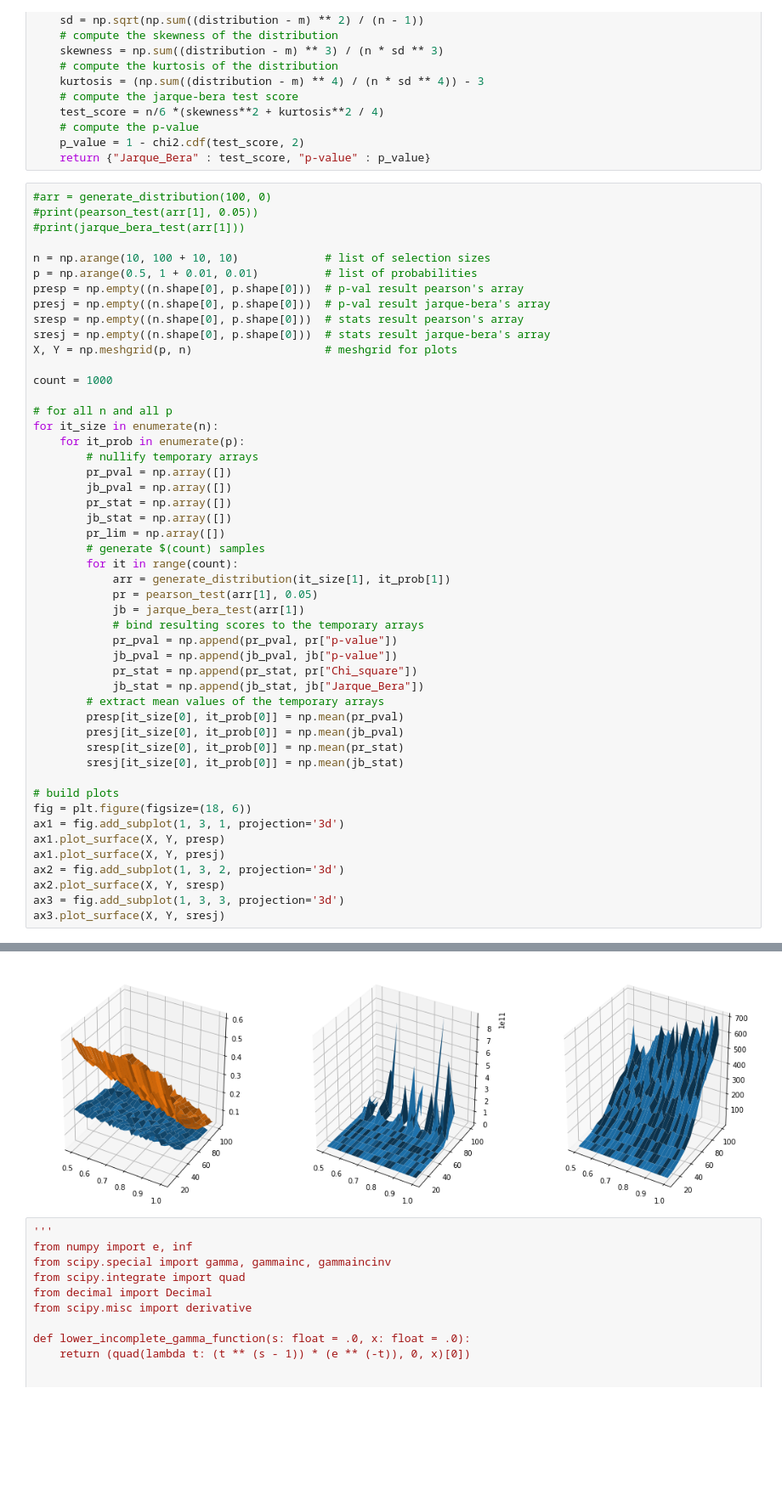
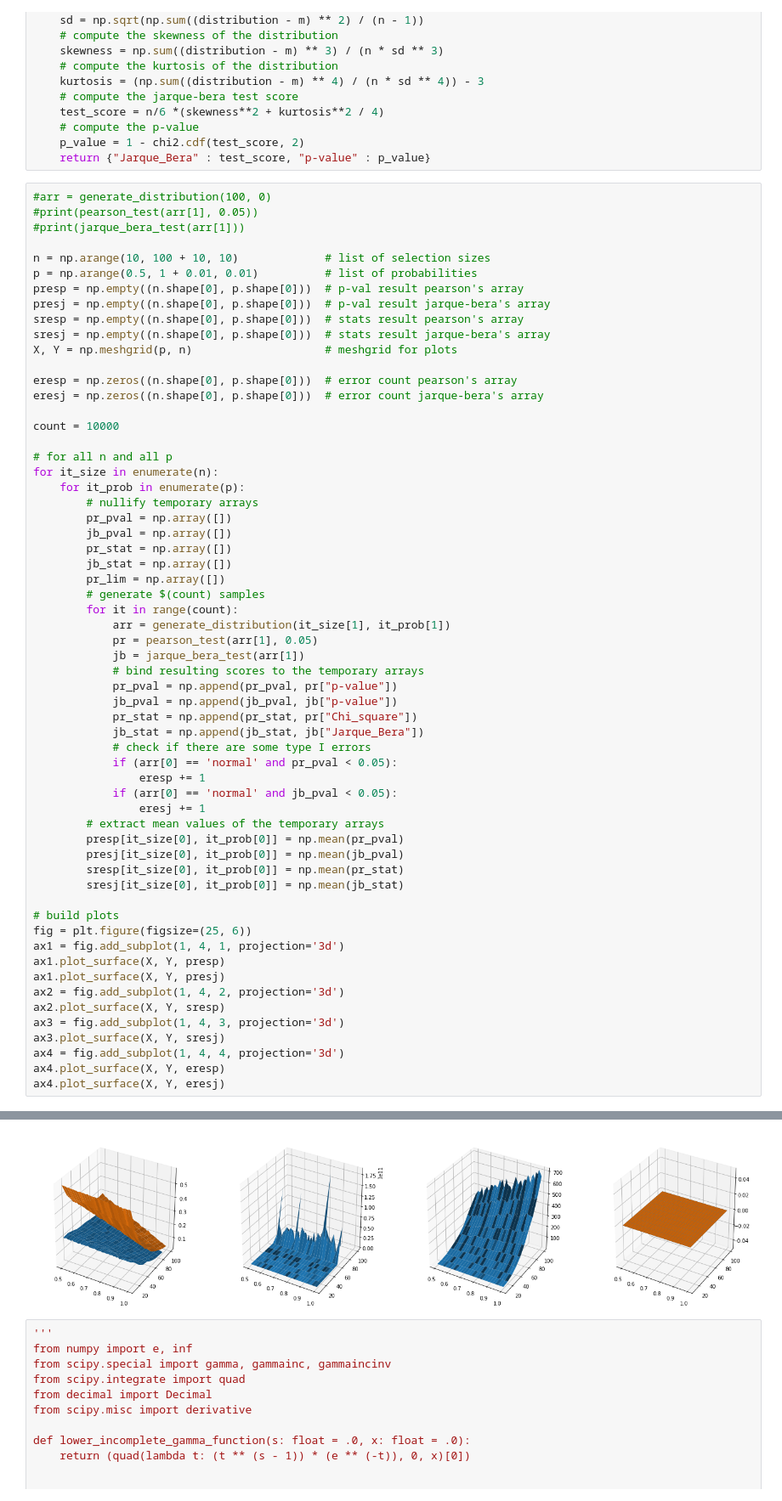
Before and after one commit to SkymeFactor/AppMath, a Jupyter notebook: Lab2/Lab-2.ipynb, the cells around one changed output, grey strips where cells are left out. Shown: that part at 85% size. Cells and saved outputs as stored; diff of their text form; blank space fills up the shorter version.

Commit message:
feat: type I errors added

```diff
--- a/Lab2/Lab-2.ipynb
+++ b/Lab2/Lab-2.ipynb
@@ -126,45 +126,56 @@ sresp = np.empty((n.shape[0], p.shape[0]))  # stats result pearson's array
 sresj = np.empty((n.shape[0], p.shape[0]))  # stats result jarque-bera's array
 X, Y = np.meshgrid(p, n)                    # meshgrid for plots
 
-count = 1000
+eresp = np.zeros((n.shape[0], p.shape[0]))  # error count pearson's array
+eresj = np.zeros((n.shape[0], p.shape[0]))  # error count jarque-bera's array
+
+count = 10000
 
 # for all n and all p
 for it_size in enumerate(n):
     for it_prob in enumerate(p):
         # nullify temporary arrays
         pr_pval = np.array([])
         jb_pval = np.array([])
         pr_stat = np.array([])
         jb_stat = np.array([])
         pr_lim = np.array([])
         # generate $(count) samples
         for it in range(count):
             arr = generate_distribution(it_size[1], it_prob[1])
             pr = pearson_test(arr[1], 0.05)
             jb = jarque_bera_test(arr[1])
             # bind resulting scores to the temporary arrays
             pr_pval = np.append(pr_pval, pr["p-value"])
             jb_pval = np.append(jb_pval, jb["p-value"])
             pr_stat = np.append(pr_stat, pr["Chi_square"])
             jb_stat = np.append(jb_stat, jb["Jarque_Bera"])
+            # check if there are some type I errors
+            if (arr[0] == 'normal' and pr_pval < 0.05):
+                eresp += 1
+            if (arr[0] == 'normal' and jb_pval < 0.05):
+                eresj += 1
         # extract mean values of the temporary arrays
         presp[it_size[0], it_prob[0]] = np.mean(pr_pval)
         presj[it_size[0], it_prob[0]] = np.mean(jb_pval)
         sresp[it_size[0], it_prob[0]] = np.mean(pr_stat)
         sresj[it_size[0], it_prob[0]] = np.mean(jb_stat)
 
 # build plots
-fig = plt.figure(figsize=(18, 6))
-ax1 = fig.add_subplot(1, 3, 1, projection='3d')
+fig = plt.figure(figsize=(25, 6))
+ax1 = fig.add_subplot(1, 4, 1, projection='3d')
 ax1.plot_surface(X, Y, presp)
 ax1.plot_surface(X, Y, presj)
-ax2 = fig.add_subplot(1, 3, 2, projection='3d')
+ax2 = fig.add_subplot(1, 4, 2, projection='3d')
 ax2.plot_surface(X, Y, sresp)
-ax3 = fig.add_subplot(1, 3, 3, projection='3d')
+ax3 = fig.add_subplot(1, 4, 3, projection='3d')
 ax3.plot_surface(X, Y, sresj)
+ax4 = fig.add_subplot(1, 4, 4, projection='3d')
+ax4.plot_surface(X, Y, eresp)
+ax4.plot_surface(X, Y, eresj)
 # %% [output]
 <mpl_toolkits.mplot3d.art3d.Poly3DCollection at 0x...>
-[figure, old version]
+[figure, new version]
 # %%
 '''
 from numpy import e, inf
```
